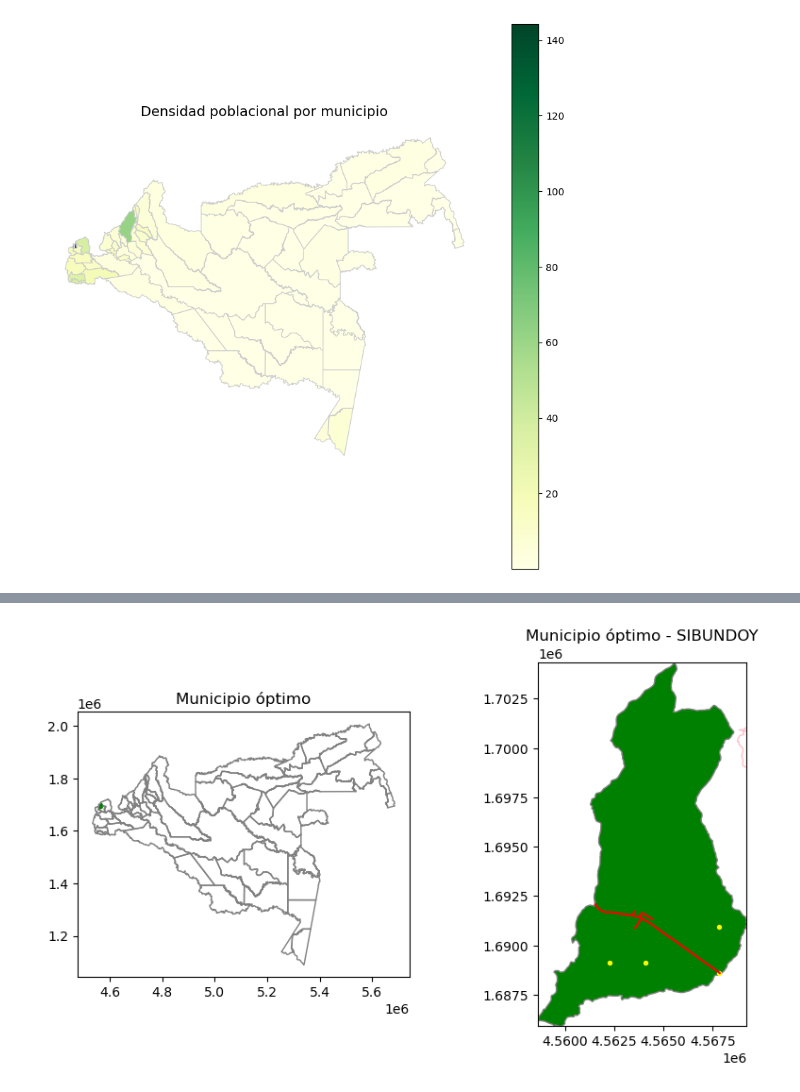
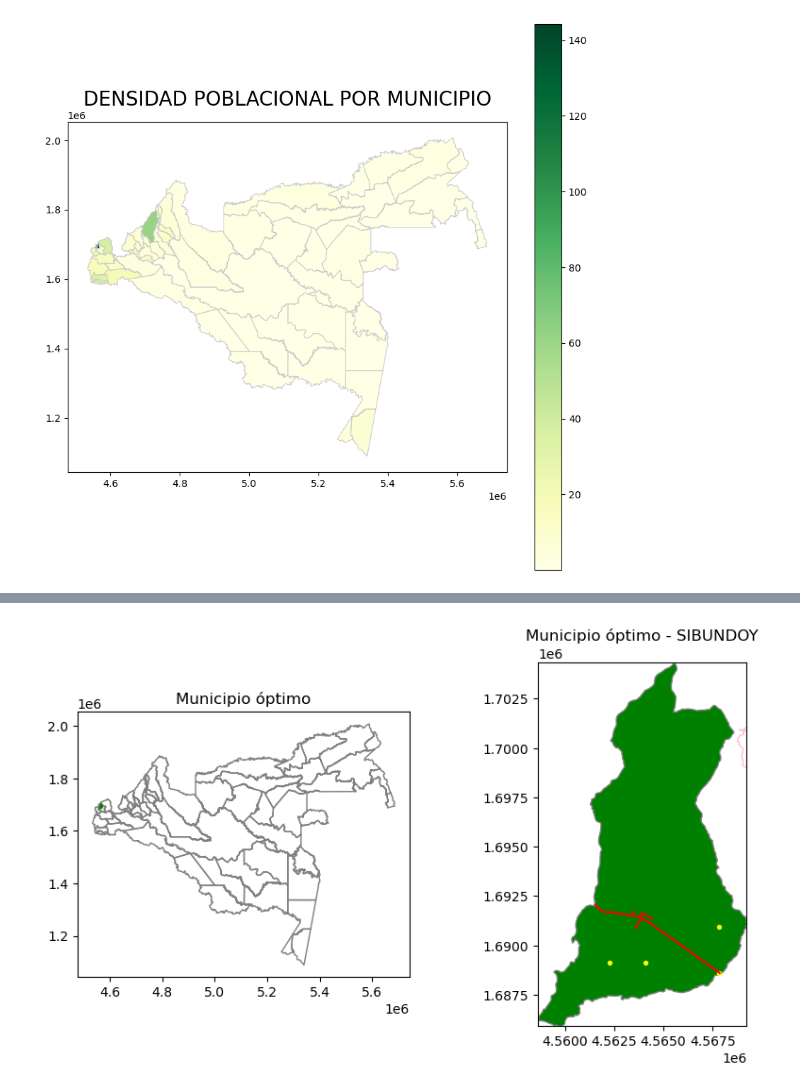
Before and after one commit to NataliaGHz/workshop6, a Jupyter notebook: workshop6.ipynb, the cells around one changed output, grey strips where cells are left out. Cells and saved outputs as stored; diff of their text form; code cells hidden in the pictures.

```diff
--- a/workshop6.ipynb
+++ b/workshop6.ipynb
@@ -178,19 +188,23 @@ print(gdf_mun_amz)
 # %%
 # Crear el mapa
 fig, ax = plt.subplots(1, 1, figsize=(10, 10))
 
 # Dibujar el mapa de coropletas
 gdf_mun_amz.plot(column="pop_density_km2",
                  cmap="YlGn",
                  linewidth=0.8,
                  edgecolor="0.8",
                  legend=True,
                  ax=ax)
-# 4. Títulos y estilo
-ax.set_title("Densidad poblacional por municipio", fontsize=14)
-ax.axis("off")
+
+# Títulos y estilo
+ax.set_title("DENSIDAD POBLACIONAL POR MUNICIPIO", fontsize=20)
+ax.axis("on")
+
+# Agregar grilla
+ax.grid(True, which='both', linestyle='', linewidth=0.5)
 
 plt.show()
 # %% [output]
-[figure, old version]
+[figure, new version]
 # %% [markdown]
```
Also changed, not shown: parts of 48 cells of this notebook.
